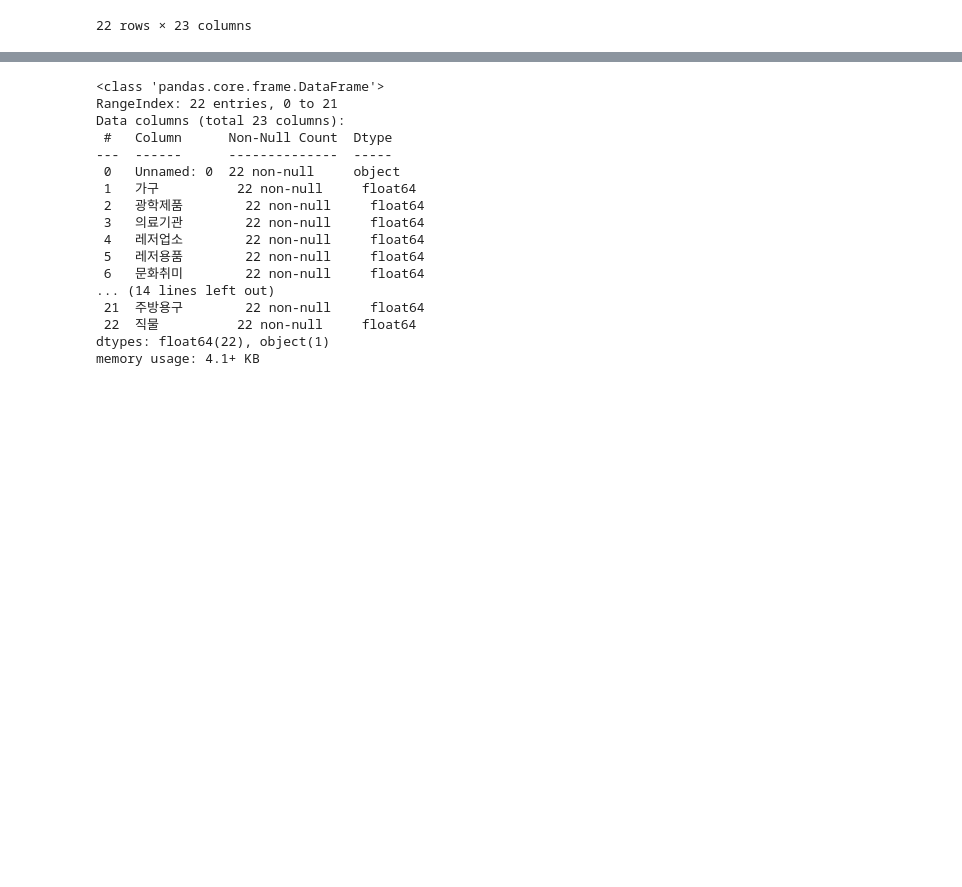
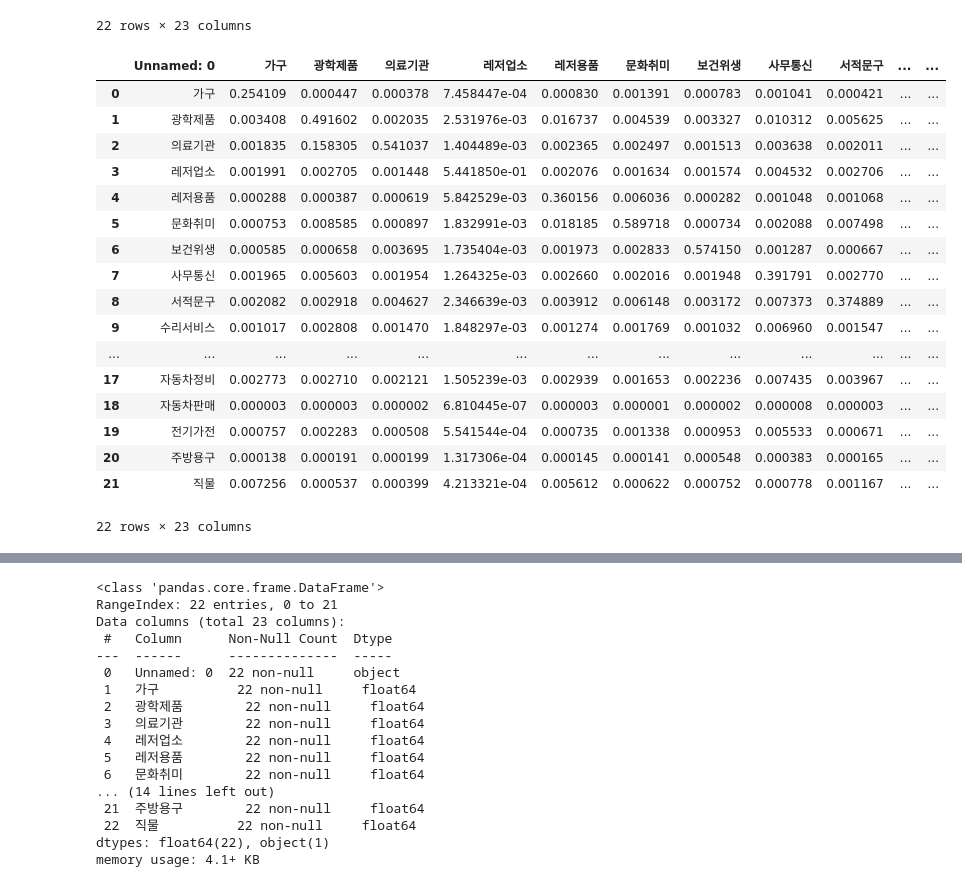
Before and after one commit to leechungpa/mcube, a Jupyter notebook: data/interindustry_analysis/VAIC_overview.ipynb, the cells around one changed output, grey strips where cells are left out. Saved outputs shown, nothing was run; the diff lists cells and outputs as text; code cells hidden in the pictures; blank space fills up the shorter version.

```diff
--- a/data/interindustry_analysis/VAIC_overview.ipynb
+++ b/data/interindustry_analysis/VAIC_overview.ipynb
@@ -28,5 +30,26 @@ vaic_stn
 | 20 | 주방용구 | 0.000138 | 0.000191 | 0.000199 | 0.000132 | 0.000145 | 0.000141 | 0.000548 | 0.000383 | 0.000165 | ... | ... |
 | 21 | 직물 | 0.050790 | 0.003761 | 0.002791 | 0.002949 | 0.039282 | 0.004353 | 0.005261 | 0.005446 | 0.008168 | ... | ... |
 22 rows × 23 columns
+# %%
+vaic_stn_02
+# %% [output]
+|  | Unnamed: 0 | 가구 | 광학제품 | 의료기관 | 레저업소 | 레저용품 | 문화취미 | 보건위생 | 사무통신 | 서적문구 | ... | ... |
+| 0 | 가구 | 0.254109 | 0.000447 | 0.000378 | 7.458447e-04 | 0.000830 | 0.001391 | 0.000783 | 0.001041 | 0.000421 | ... | ... |
+| 1 | 광학제품 | 0.003408 | 0.491602 | 0.002035 | 2.531976e-03 | 0.016737 | 0.004539 | 0.003327 | 0.010312 | 0.005625 | ... | ... |
+| 2 | 의료기관 | 0.001835 | 0.158305 | 0.541037 | 1.404489e-03 | 0.002365 | 0.002497 | 0.001513 | 0.003638 | 0.002011 | ... | ... |
+| 3 | 레저업소 | 0.001991 | 0.002705 | 0.001448 | 5.441850e-01 | 0.002076 | 0.001634 | 0.001574 | 0.004532 | 0.002706 | ... | ... |
+| 4 | 레저용품 | 0.000288 | 0.000387 | 0.000619 | 5.842529e-03 | 0.360156 | 0.006036 | 0.000282 | 0.001048 | 0.001068 | ... | ... |
+| 5 | 문화취미 | 0.000753 | 0.008585 | 0.000897 | 1.832991e-03 | 0.018185 | 0.589718 | 0.000734 | 0.002088 | 0.007498 | ... | ... |
+| 6 | 보건위생 | 0.000585 | 0.000658 | 0.003695 | 1.735404e-03 | 0.001973 | 0.002833 | 0.574150 | 0.001287 | 0.000667 | ... | ... |
+| 7 | 사무통신 | 0.001965 | 0.005603 | 0.001954 | 1.264325e-03 | 0.002660 | 0.002016 | 0.001948 | 0.391791 | 0.002770 | ... | ... |
+| 8 | 서적문구 | 0.002082 | 0.002918 | 0.004627 | 2.346639e-03 | 0.003912 | 0.006148 | 0.003172 | 0.007373 | 0.374889 | ... | ... |
+| 9 | 수리서비스 | 0.001017 | 0.002808 | 0.001470 | 1.848297e-03 | 0.001274 | 0.001769 | 0.001032 | 0.006960 | 0.001547 | ... | ... |
+| ... | ... | ... | ... | ... | ... | ... | ... | ... | ... | ... | ... | ... |
+| 17 | 자동차정비 | 0.002773 | 0.002710 | 0.002121 | 1.505239e-03 | 0.002939 | 0.001653 | 0.002236 | 0.007435 | 0.003967 | ... | ... |
+| 18 | 자동차판매 | 0.000003 | 0.000003 | 0.000002 | 6.810445e-07 | 0.000003 | 0.000001 | 0.000002 | 0.000008 | 0.000003 | ... | ... |
+| 19 | 전기가전 | 0.000757 | 0.002283 | 0.000508 | 5.541544e-04 | 0.000735 | 0.001338 | 0.000953 | 0.005533 | 0.000671 | ... | ... |
+| 20 | 주방용구 | 0.000138 | 0.000191 | 0.000199 | 1.317306e-04 | 0.000145 | 0.000141 | 0.000548 | 0.000383 | 0.000165 | ... | ... |
+| 21 | 직물 | 0.007256 | 0.000537 | 0.000399 | 4.213321e-04 | 0.005612 | 0.000622 | 0.000752 | 0.000778 | 0.001167 | ... | ... |
+22 rows × 23 columns
 # %%
 vaic_stn=vaic_stn.set_index('Unnamed: 0')
```
Also changed, not shown: parts of 4 cells of this notebook.
